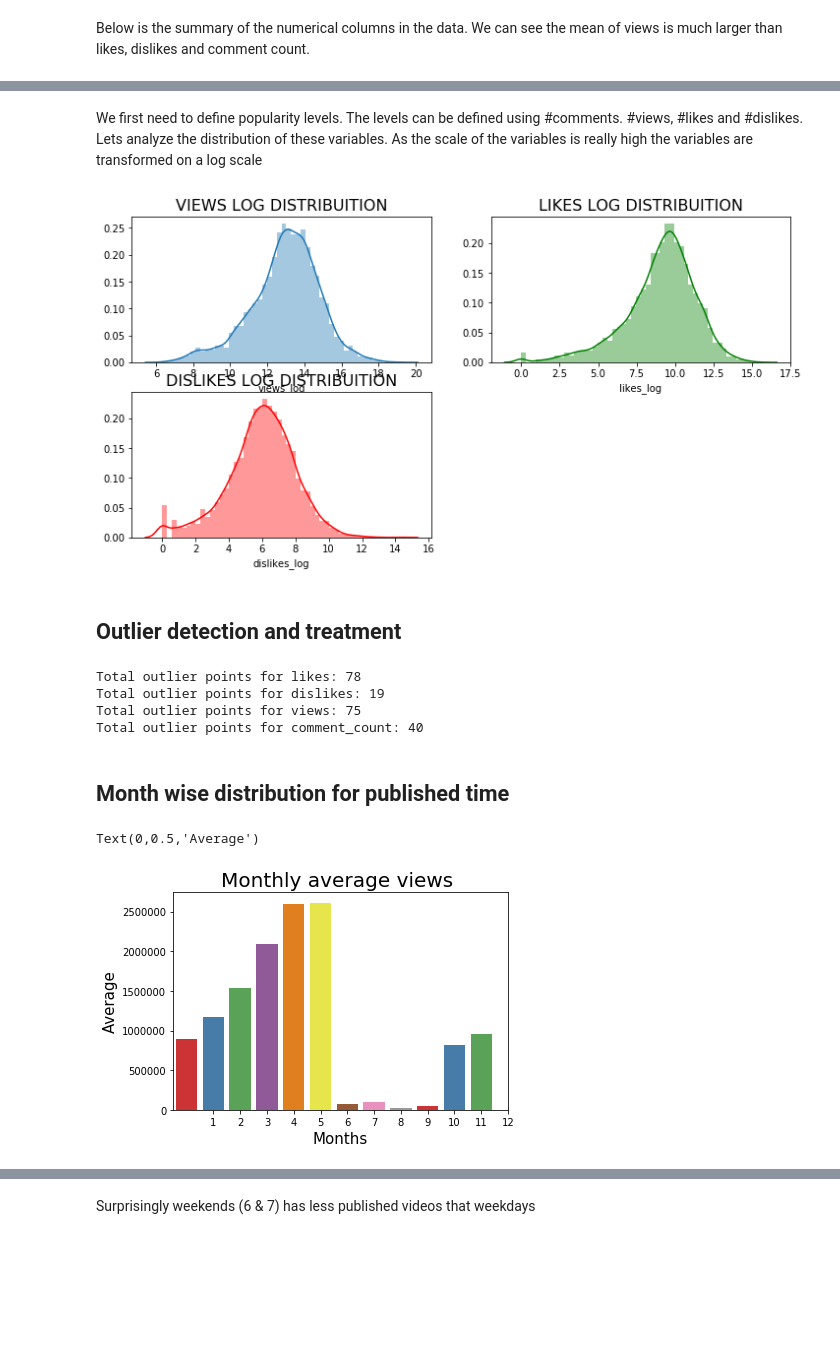
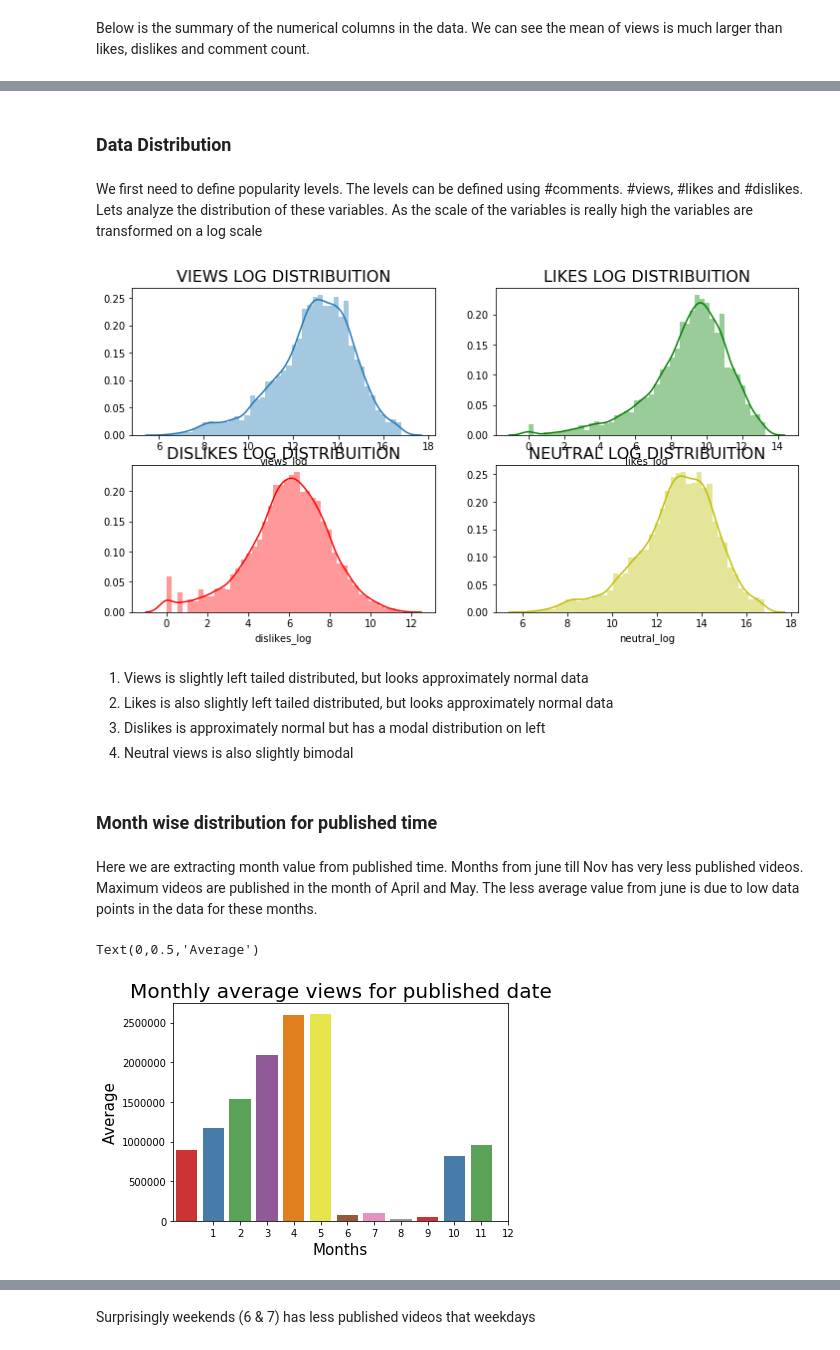
Before and after one commit to Tann10/YouTube, a Jupyter notebook: data-mining/EDA.ipynb, the cells around one changed output, grey strips where cells are left out. Cells and saved outputs as stored; diff of their text form; code cells hidden in the pictures; blank space fills up the shorter version.

```diff
--- a/data-mining/EDA.ipynb
+++ b/data-mining/EDA.ipynb
@@ -211,9 +277,13 @@ unprocessed_df.describe()
+# %% [markdown]
+### Data Distribution
 # %% [markdown]
 We first need to define popularity levels. The levels can be defined using #comments. #views, #likes and #dislikes.
 Lets analyze the distribution of these variables. As the scale of the variables is really high the variables are transformed
 on a log scale
 # %%
-unprocessed_df[['views_log', 'dislikes_log', 'likes_log']] = np.log(unprocessed_df[['views', 'dislikes', 'likes']] +1)
+unprocessed_df['neutral'] = unprocessed_df['views']-unprocessed_df['likes']-unprocessed_df['dislikes']
+
+unprocessed_df[['views_log', 'dislikes_log', 'likes_log', 'neutral_log']] = np.log(unprocessed_df[['views', 'dislikes', 'likes', 'neutral']] +1)
 
 plt.figure(figsize = (12,6))
 plt.subplot(221)
@@ -228,53 +298,40 @@ plt.subplot(223)
 g3 = sns.distplot(unprocessed_df['dislikes_log'], color='r')
 g3.set_title("DISLIKES LOG DISTRIBUITION", fontsize=16)
 
+plt.subplot(224)
+g4 = sns.distplot(unprocessed_df['neutral_log'], color='y')
+g4.set_title("NEUTRAL LOG DISTRIBUITION", fontsize=16)
+
 plt.show()
+
+#TODO increase the distance between box plot
 # %% [output]
-[figure, old version]
+[figure, new version]
-# %% [markdown]
-## Outlier detection and treatment
-# %%
-def outlier_treatment(df):
-    """
-
-    Values lying outside 3SD are considered as outliers for this analysis
-    Outlier values are treated with mean of that column
-
-    Parameters
-    ----------
-    df : dataframe
-
-    Returns
-    ----------
-    Dataframe with treated outlier values
-    """
-
-    for col in ["likes", "dislikes", "views", "comment_count"]:
-        outliers = df[(np.abs(stats.zscore(df[col]))>3)][col]
-        print("Total outlier points for " +col+ ":", len(outliers))
-        df.loc[outliers.index, col] = df[col].mean()
-    return df
-
-processed_df = outlier_treatment(unprocessed_df)
-# %% [output]
-Total outlier points for likes: 78
-Total outlier points for dislikes: 19
-Total outlier points for views: 75
-Total outlier points for comment_count: 40
+# %% [markdown]
+1. Views is slightly left tailed distributed, but looks approximately normal data
+2. Likes is also slightly left tailed distributed, but looks approximately normal data
+3. Dislikes is approximately normal but has a modal distribution on left
+4. Neutral views is also slightly bimodal
 # %% [markdown]
-## Month wise distribution for published time
+### Month wise distribution for published time
+# %% [markdown]
+Here we are extracting month value from published time. Months from june till Nov has very less published videos. Maximum videos are published in the month of April and May. The less average value from june is due to low data points in the data for these months.
 # %%
+# convert publish time to datetime object
 processed_df['publish_time'] = pd.to_datetime(processed_df['publish_time'], format='%Y-%m-%dT%H:%M:%S.%fZ')
+
+# extract month from the publish time
 processed_df['published_month'] = processed_df['publish_time'].dt.month
 
 # average views per month
 avg_mon_views = processed_df.groupby(["published_month"], as_index=False).agg({'views':'mean'})
-avg_mon_views.head()
+
+# plot
 g = sns.barplot(x = 'published_month', y = "views", data=avg_mon_views, palette="Set1")
 g.set_xticks(avg_mon_views.published_month.values)
-g.set_title("Monthly average views ", fontsize=20)
+g.set_title("Monthly average views for published date", fontsize=20)
 g.set_xlabel("Months", fontsize=15)
 g.set_ylabel("Average", fontsize=15)
 # %% [output]
 Text(0,0.5,'Average')
-[figure, old version]
+[figure, new version]
```
Also changed, not shown: parts of 84 cells of this notebook.
